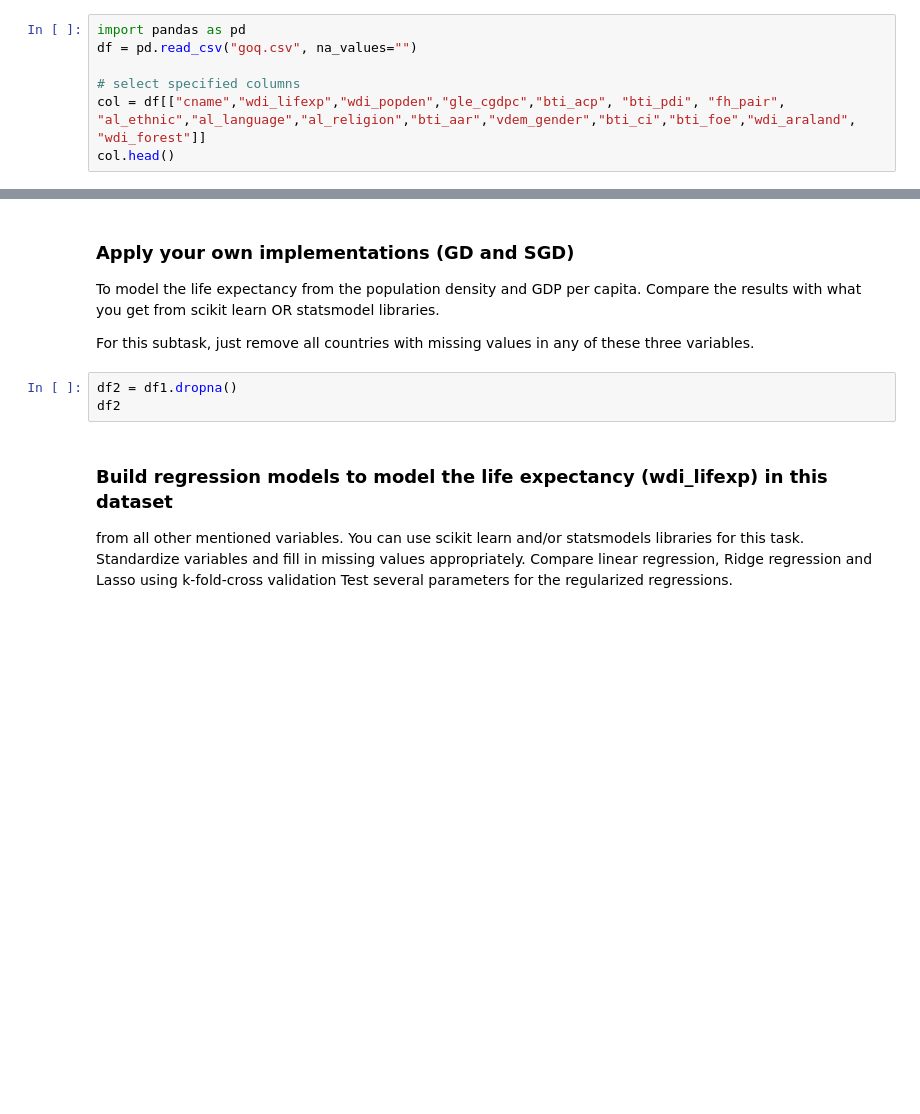
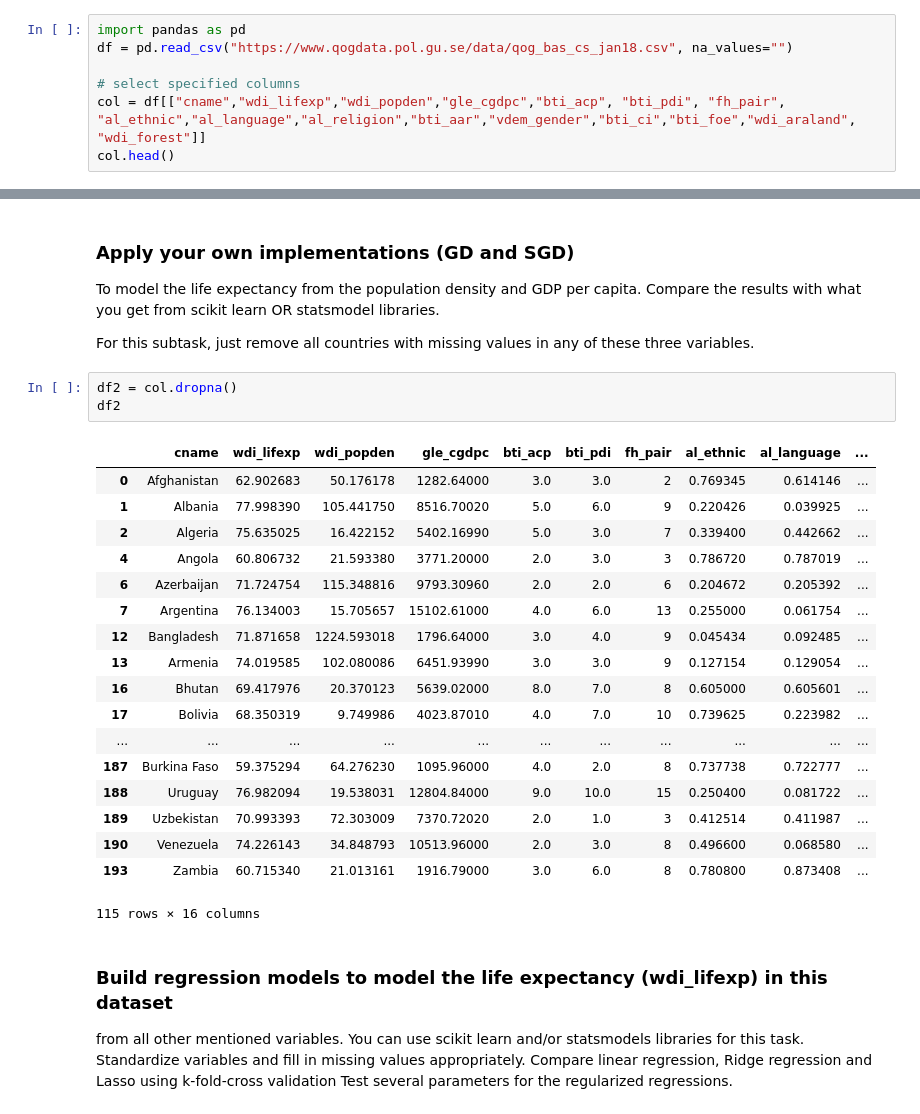
Before and after one commit to m8ins/SDS, a Jupyter notebook: home_assignment_1_tasks.ipynb, the cells around one changed output, grey strips where cells are left out. Cells and saved outputs as stored; diff of their text form; blank space fills up the shorter version.

```diff
--- a/home_assignment_1_tasks.ipynb
+++ b/home_assignment_1_tasks.ipynb
@@ -111,7 +109,7 @@ load it into a pandas dataframe and select the following columns:
 "cname","wdi_lifexp","wdi_popden","gle_cgdpc","bti_acp", "bti_pdi", "fh_pair", "al_ethnic","al_language","al_religion","bti_aar","vdem_gender","bti_ci","bti_foe","wdi_araland", "wdi_forest"
 # %%
 import pandas as pd
-df = pd.read_csv("goq.csv", na_values="")
+df = pd.read_csv("https://www.qogdata.pol.gu.se/data/qog_bas_cs_jan18.csv", na_values="")
 
 # select specified columns
 col = df[["cname","wdi_lifexp","wdi_popden","gle_cgdpc","bti_acp", "bti_pdi", "fh_pair", "al_ethnic","al_language","al_religion","bti_aar","vdem_gender","bti_ci","bti_foe","wdi_araland", "wdi_forest"]]
@@ -152,8 +150,27 @@ Compare the results with what you get from scikit learn OR statsmodel libraries.
 
 For this subtask, just remove all countries with missing values in any of these three variables.
 # %%
-df2 = df1.dropna()
+df2 = col.dropna()
 df2
+# %% [output]
+|  | cname | wdi_lifexp | wdi_popden | gle_cgdpc | bti_acp | bti_pdi | fh_pair | al_ethnic | al_language | ... |
+| 0 | Afghanistan | 62.902683 | 50.176178 | 1282.64000 | 3.0 | 3.0 | 2 | 0.769345 | 0.614146 | ... |
+| 1 | Albania | 77.998390 | 105.441750 | 8516.70020 | 5.0 | 6.0 | 9 | 0.220426 | 0.039925 | ... |
+| 2 | Algeria | 75.635025 | 16.422152 | 5402.16990 | 5.0 | 3.0 | 7 | 0.339400 | 0.442662 | ... |
+| 4 | Angola | 60.806732 | 21.593380 | 3771.20000 | 2.0 | 3.0 | 3 | 0.786720 | 0.787019 | ... |
+| 6 | Azerbaijan | 71.724754 | 115.348816 | 9793.30960 | 2.0 | 2.0 | 6 | 0.204672 | 0.205392 | ... |
+| 7 | Argentina | 76.134003 | 15.705657 | 15102.61000 | 4.0 | 6.0 | 13 | 0.255000 | 0.061754 | ... |
+| 12 | Bangladesh | 71.871658 | 1224.593018 | 1796.64000 | 3.0 | 4.0 | 9 | 0.045434 | 0.092485 | ... |
+| 13 | Armenia | 74.019585 | 102.080086 | 6451.93990 | 3.0 | 3.0 | 9 | 0.127154 | 0.129054 | ... |
+| 16 | Bhutan | 69.417976 | 20.370123 | 5639.02000 | 8.0 | 7.0 | 8 | 0.605000 | 0.605601 | ... |
+| 17 | Bolivia | 68.350319 | 9.749986 | 4023.87010 | 4.0 | 7.0 | 10 | 0.739625 | 0.223982 | ... |
+| ... | ... | ... | ... | ... | ... | ... | ... | ... | ... | ... |
+| 187 | Burkina Faso | 59.375294 | 64.276230 | 1095.96000 | 4.0 | 2.0 | 8 | 0.737738 | 0.722777 | ... |
+| 188 | Uruguay | 76.982094 | 19.538031 | 12804.84000 | 9.0 | 10.0 | 15 | 0.250400 | 0.081722 | ... |
+| 189 | Uzbekistan | 70.993393 | 72.303009 | 7370.72020 | 2.0 | 1.0 | 3 | 0.412514 | 0.411987 | ... |
+| 190 | Venezuela | 74.226143 | 34.848793 | 10513.96000 | 2.0 | 3.0 | 8 | 0.496600 | 0.068580 | ... |
+| 193 | Zambia | 60.715340 | 21.013161 | 1916.79000 | 3.0 | 6.0 | 8 | 0.780800 | 0.873408 | ... |
+115 rows × 16 columns
 # %% [markdown]
 ### Build regression models to model the life expectancy (wdi_lifexp) in this dataset
 from all other mentioned variables.
```
Also changed, not shown: parts of 5 cells of this notebook.
